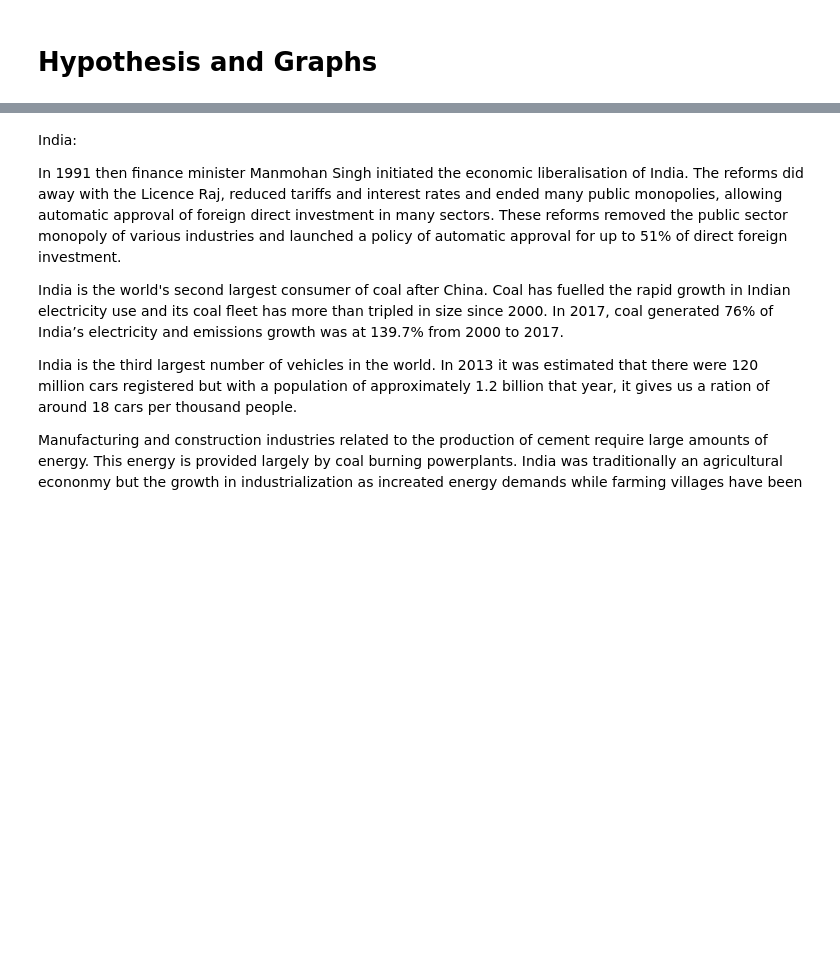
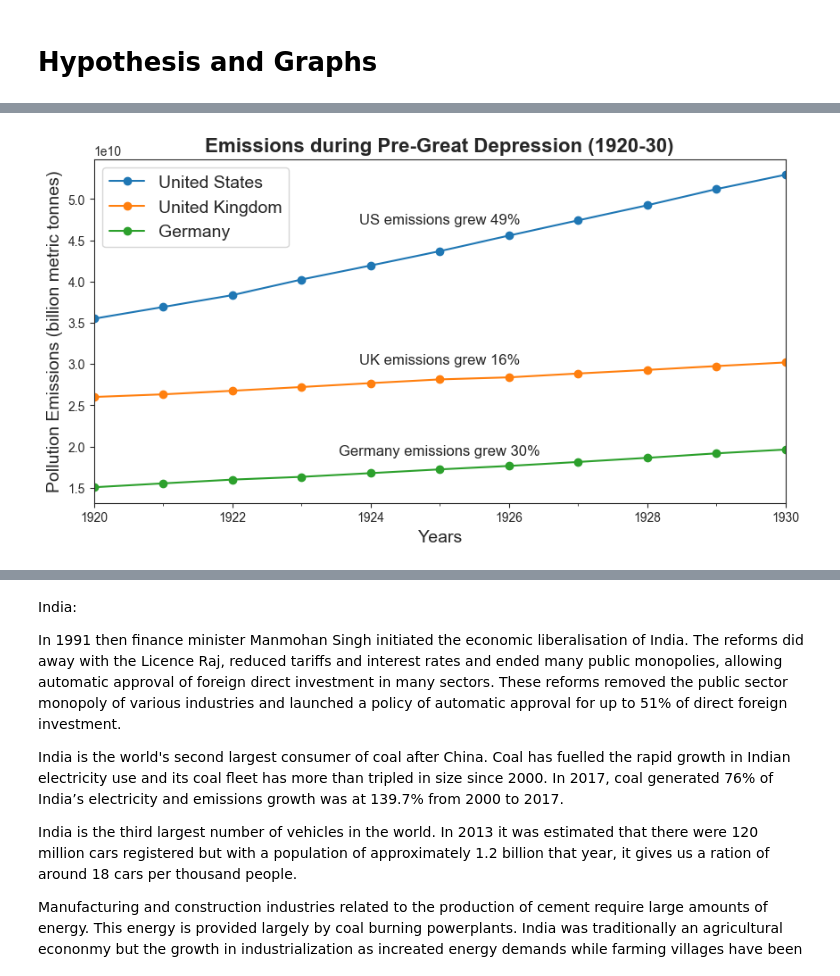
Before and after one commit to wiredmerlin/project01, a Jupyter notebook: Project01.ipynb, the cells around one changed output, grey strips where cells are left out. Saved outputs shown, nothing was run; the diff lists cells and outputs as text; code cells hidden in the pictures; blank space fills up the shorter version.

```diff
--- a/Project01.ipynb
+++ b/Project01.ipynb
@@ -140,0 +152,27 @@ From 1945 to 1955 the emissions growth rate was 32%. Coal consumption dropped an
+# %%
+country_list = ['United States','United Kingdom', 'Germany']
+
+%matplotlib inline
+plt.rcParams["figure.figsize"] = (10,5)
+sns.set_style("ticks")
+beginning_year = '1920'
+end_year = '1930'
+ax = plt.gca()
+
+for country in country_list:
+    plot_emissions(country, beginning_year, end_year).plot(ax = ax, marker='o')
+
+plt.ylabel('Pollution Emissions (billion metric tonnes)', fontsize=14)
+plt.ticklabel_format(axis='y', style='sci', scilimits=(10,10))
+plt.xlabel('Years', fontsize=14)
+plt.title("Emissions during Pre-Great Depression (1920-30)", fontsize=16, fontweight='bold')
+plt.text('1925', 47000000000, "US emissions grew 49%", \
+         fontsize=12, horizontalalignment='center')
+plt.text('1925', 30000000000, "UK emissions grew 16%", \
+         fontsize=12, horizontalalignment='center')
+plt.text('1925', 19000000000, "Germany emissions grew 30%", \
+         fontsize=12, horizontalalignment='center')
+ax.legend(loc='upper left', facecolor='white', fontsize=14)
+plt.show()
+# %% [output]
+[figure, added]
```
Also changed, not shown: parts of 67 cells of this notebook.
